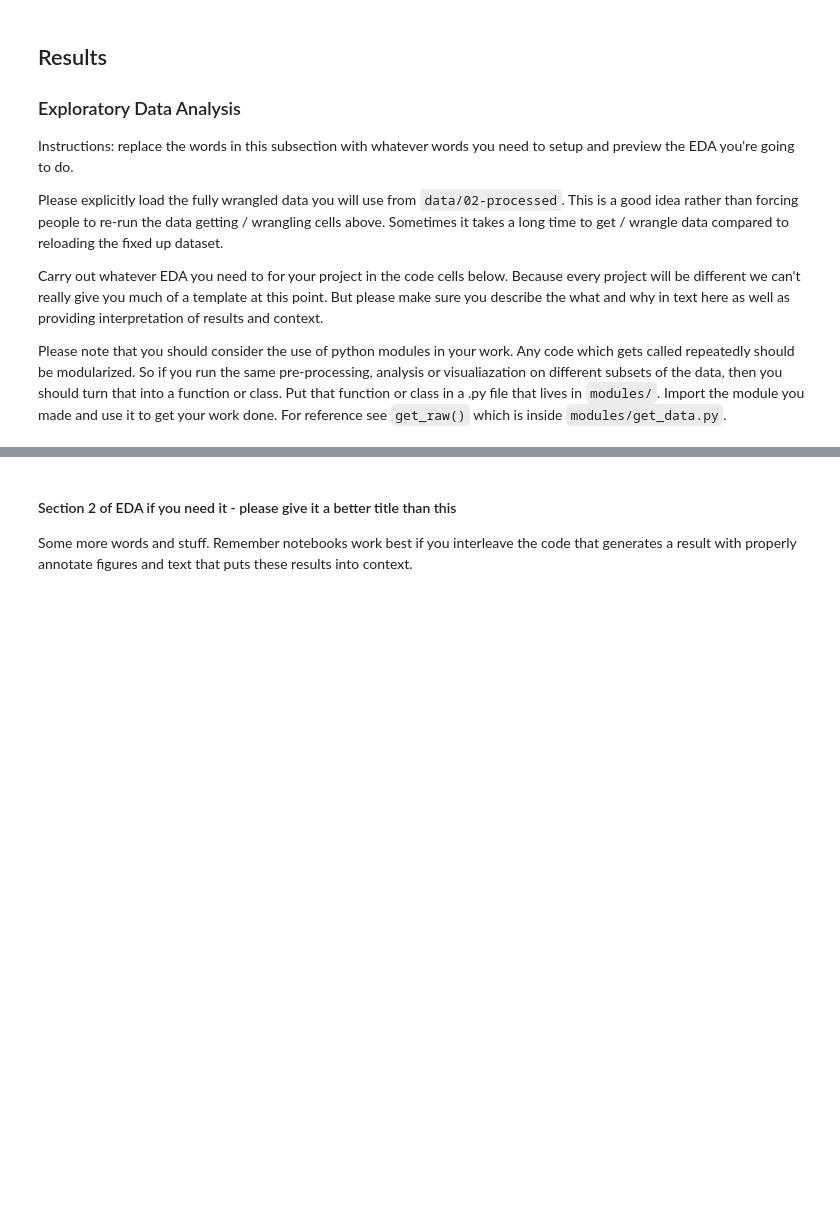
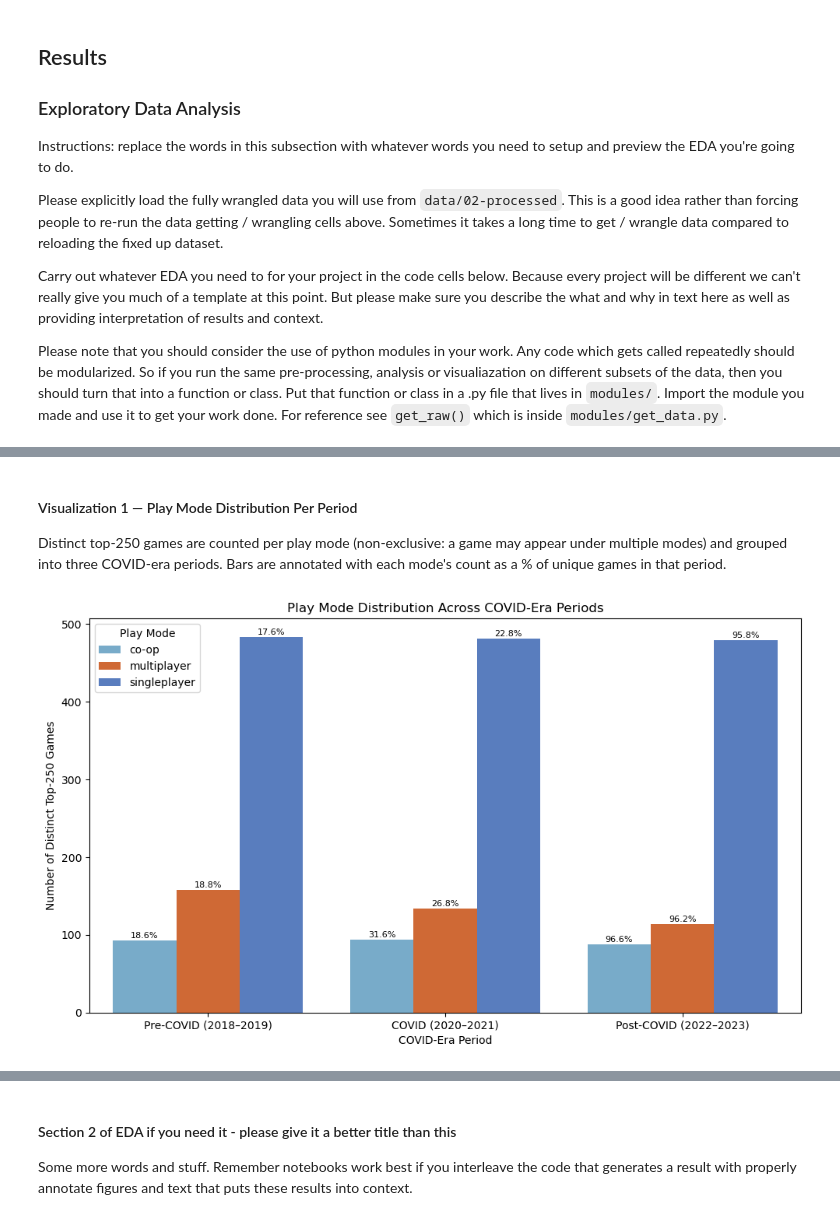
Before and after one commit to COGS108/Group038_WI26, a Jupyter notebook: 02-EDACheckpoint.ipynb, the cells around one changed output, grey strips where cells are left out. Cells and saved outputs as stored; diff of their text form; code cells hidden in the pictures; blank space fills up the shorter version.

Commit message:
Finishing up Section 1, needs to fine-tune graphs

```diff
--- a/02-EDACheckpoint.ipynb
+++ b/02-EDACheckpoint.ipynb
@@ -122,0 +167,16 @@ Some more words and stuff.  Remember notebooks work best if you interleave the c
+# %%
+MODE_COLORS  = {"singleplayer": "#4878cf", "multiplayer": "#e8601c", "co-op": "#6baed6"}
+PERIOD_ORDER = ["Pre-COVID (2018-2019)", "COVID (2020-2021)", "Post-COVID (2022-2023)"]
+
+df_peak              = pd.read_csv("data/02-processed/steamcharts_2018_2023_ok.csv")
+df_peak["month_dt"]  = pd.to_datetime(df_peak["month"])
+
+df_mode           = explode_mode(load_tags())
+df_mode["period"] = df_mode["year"].apply(assign_period)
+
+# Inner join: keeps only games that have both steamcharts data and a recognised mode tag
+df = df_peak.merge(df_mode[["appid", "year", "mode"]], on=["appid", "year"], how="inner")
+
+print("df_mode shape:", df_mode.shape)
+print(df_mode["mode"].value_counts())
+print("df shape:", df.shape)
@@ -122,0 +191,40 @@ Some more words and stuff.  Remember notebooks work best if you interleave the c
+# %% [markdown]
+#### Visualization 1 — Play Mode Distribution Per Period
+
+Distinct top-250 games are counted per play mode (non-exclusive: a game may appear under multiple modes) and grouped into three COVID-era periods. Bars are annotated with each mode's count as a % of unique games in that period.
+# %%
+# Count distinct games per period × mode
+period_counts = (
+    df_mode.groupby(["period", "mode"])["appid"]
+    .nunique()
+    .reset_index(name="count")
+)
+period_counts["period"] = pd.Categorical(
+    period_counts["period"], categories=PERIOD_ORDER, ordered=True
+)
+period_counts = period_counts.sort_values("period")
+
+# % relative to unique games in that period (denominator = total unique appids per period)
+period_total  = df_mode.groupby("period")["appid"].nunique().rename("total")
+period_counts = period_counts.join(period_total, on="period")
+period_counts["pct"] = period_counts["count"] / period_counts["total"] * 100
+
+fig, ax = plt.subplots(figsize=(10, 6))
+sns.barplot(data=period_counts, x="period", y="count", hue="mode",
+            palette=MODE_COLORS, order=PERIOD_ORDER, ax=ax)
+
+for patch, (_, row) in zip(ax.patches, period_counts.iterrows()):
+    if row["pct"] >= 3:
+        ax.text(patch.get_x() + patch.get_width() / 2,
+                patch.get_height() + 1,
+                f"{row['pct']:.1f}%",
+                ha="center", va="bottom", fontsize=8)
+
+ax.set_xlabel("COVID-Era Period")
+ax.set_ylabel("Number of Distinct Top-250 Games")
+ax.set_title("Play Mode Distribution Across COVID-Era Periods")
+ax.legend(title="Play Mode")
+plt.tight_layout()
+plt.show()
+# %% [output]
+[figure, added]
```
Also changed, not shown: parts of 13 cells of this notebook.
